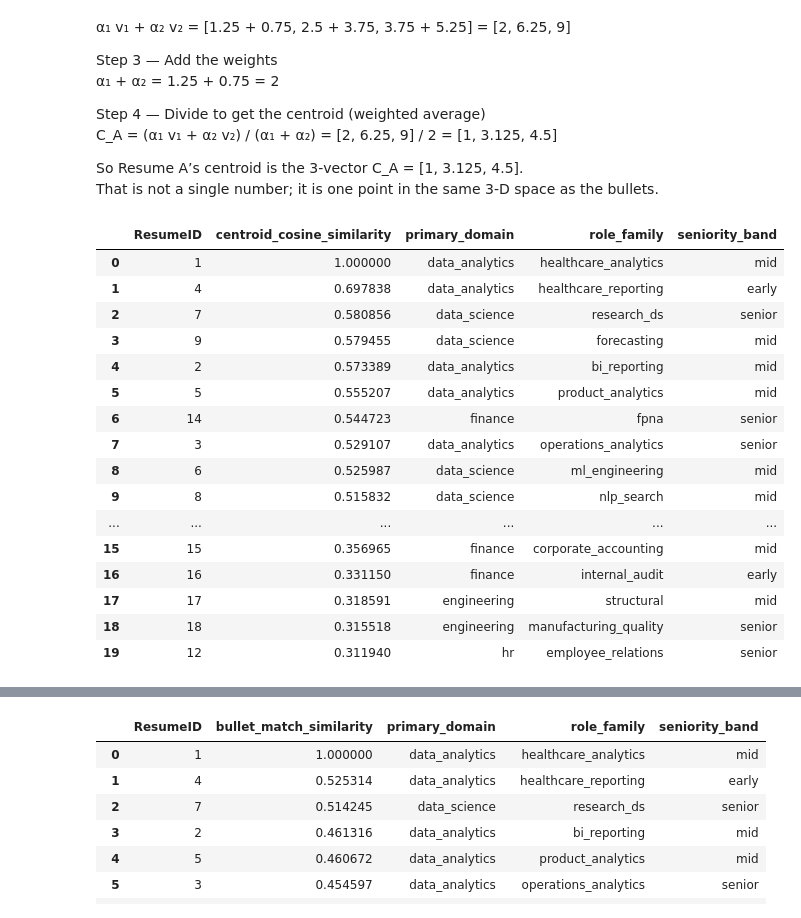
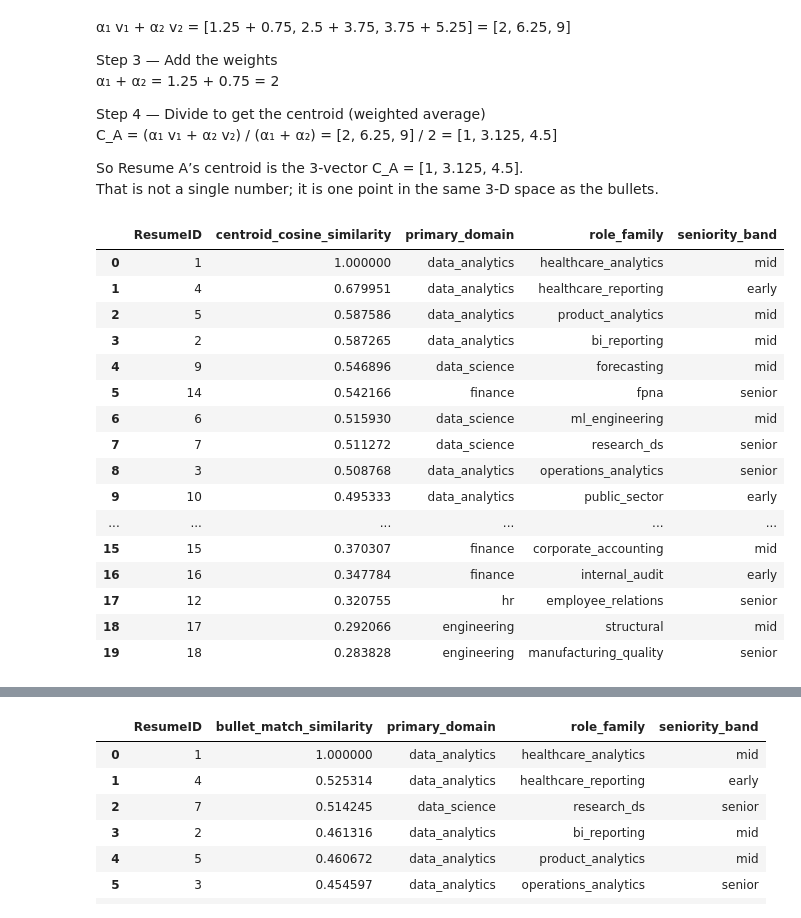
Before and after one commit to deloresmincarelli/Portfolio, a Jupyter notebook: peopleLikeMe/corpus_similarity.ipynb, the cells around one changed output, grey strips where cells are left out. Drawn from its saved outputs; the diff is of its cells as text; code cells hidden in the pictures.

```diff
--- a/peopleLikeMe/corpus_similarity.ipynb
+++ b/peopleLikeMe/corpus_similarity.ipynb
@@ -343,9 +355,9 @@ That is not a single number; it is one point in the same 3‑D space as the bull
 from sklearn.metrics.pairwise import cosine_similarity
 
 # --- tune experience row weights (RecencyMonthsAgo → α) ---
-WEIGHT_EXPERIENCE_RECENT = 1.25
-WEIGHT_EXPERIENCE_MID = 1.0
-WEIGHT_EXPERIENCE_OLD = 0.75
+WEIGHT_EXPERIENCE_RECENT = 2.00
+WEIGHT_EXPERIENCE_MID = 1.00
+WEIGHT_EXPERIENCE_OLD = 0.5
 RECENCY_MONTHS_AGO_MAX_RECENT = 12
 RECENCY_MONTHS_AGO_MAX_MID = 48
 
@@ -406,45 +418,45 @@ for rid in all_resume_ids:
         w_list.append(alpha)
         v_list.append(v * alpha)
     w_sum = float(np.sum(w_list))
     centroids[rid] = np.sum(np.stack(v_list, axis=0), axis=0) / w_sum
 
 if TARGET_RESUME_ID not in centroids:
     raise ValueError(f"TARGET_RESUME_ID={TARGET_RESUME_ID} has no experience centroid")
 
 ids_c = sorted(centroids.keys())
 Xc = np.stack([centroids[rid] for rid in ids_c], axis=0)
 target_c = centroids[TARGET_RESUME_ID].reshape(1, -1)
 cent_sims = cosine_similarity(target_c, Xc)[0]
 
 centroid_rank_df = (
     pd.DataFrame({"ResumeID": ids_c, "centroid_cosine_similarity": cent_sims.astype(float)})
     .sort_values("centroid_cosine_similarity", ascending=False)
     .reset_index(drop=True)
 )
 meta_c = pd.read_csv(META_PATH)
 centroid_rank_df = centroid_rank_df.merge(meta_c, on="ResumeID", how="left")
 
 ti = ids_c.index(TARGET_RESUME_ID)
 self_c = float(cent_sims[ti])
 assert abs(self_c - 1.0) < 1e-5, f"expected target centroid self-similarity ~1, got {self_c}"
 assert cent_sims.min() >= -1.0001 and cent_sims.max() <= 1.0001
 
 centroid_rank_df
 # %% [output]
 |  | ResumeID | centroid_cosine_similarity | primary_domain | role_family | seniority_band |
 | 0 | 1 | 1.000000 | data_analytics | healthcare_analytics | mid |
-| 1 | 4 | 0.697838 | data_analytics | healthcare_reporting | early |
-| 2 | 7 | 0.580856 | data_science | research_ds | senior |
-| 3 | 9 | 0.579455 | data_science | forecasting | mid |
-| 4 | 2 | 0.573389 | data_analytics | bi_reporting | mid |
-| 5 | 5 | 0.555207 | data_analytics | product_analytics | mid |
-| 6 | 14 | 0.544723 | finance | fpna | senior |
-| 7 | 3 | 0.529107 | data_analytics | operations_analytics | senior |
-| 8 | 6 | 0.525987 | data_science | ml_engineering | mid |
-| 9 | 8 | 0.515832 | data_science | nlp_search | mid |
+| 1 | 4 | 0.679951 | data_analytics | healthcare_reporting | early |
+| 2 | 5 | 0.587586 | data_analytics | product_analytics | mid |
+| 3 | 2 | 0.587265 | data_analytics | bi_reporting | mid |
+| 4 | 9 | 0.546896 | data_science | forecasting | mid |
+| 5 | 14 | 0.542166 | finance | fpna | senior |
+| 6 | 6 | 0.515930 | data_science | ml_engineering | mid |
+| 7 | 7 | 0.511272 | data_science | research_ds | senior |
+| 8 | 3 | 0.508768 | data_analytics | operations_analytics | senior |
+| 9 | 10 | 0.495333 | data_analytics | public_sector | early |
 | ... | ... | ... | ... | ... | ... |
-| 15 | 15 | 0.356965 | finance | corporate_accounting | mid |
-| 16 | 16 | 0.331150 | finance | internal_audit | early |
-| 17 | 17 | 0.318591 | engineering | structural | mid |
-| 18 | 18 | 0.315518 | engineering | manufacturing_quality | senior |
-| 19 | 12 | 0.311940 | hr | employee_relations | senior |
+| 15 | 15 | 0.370307 | finance | corporate_accounting | mid |
+| 16 | 16 | 0.347784 | finance | internal_audit | early |
+| 17 | 12 | 0.320755 | hr | employee_relations | senior |
+| 18 | 17 | 0.292066 | engineering | structural | mid |
+| 19 | 18 | 0.283828 | engineering | manufacturing_quality | senior |
```
Also changed, not shown: parts of 16 cells of this notebook, 7 other files.
